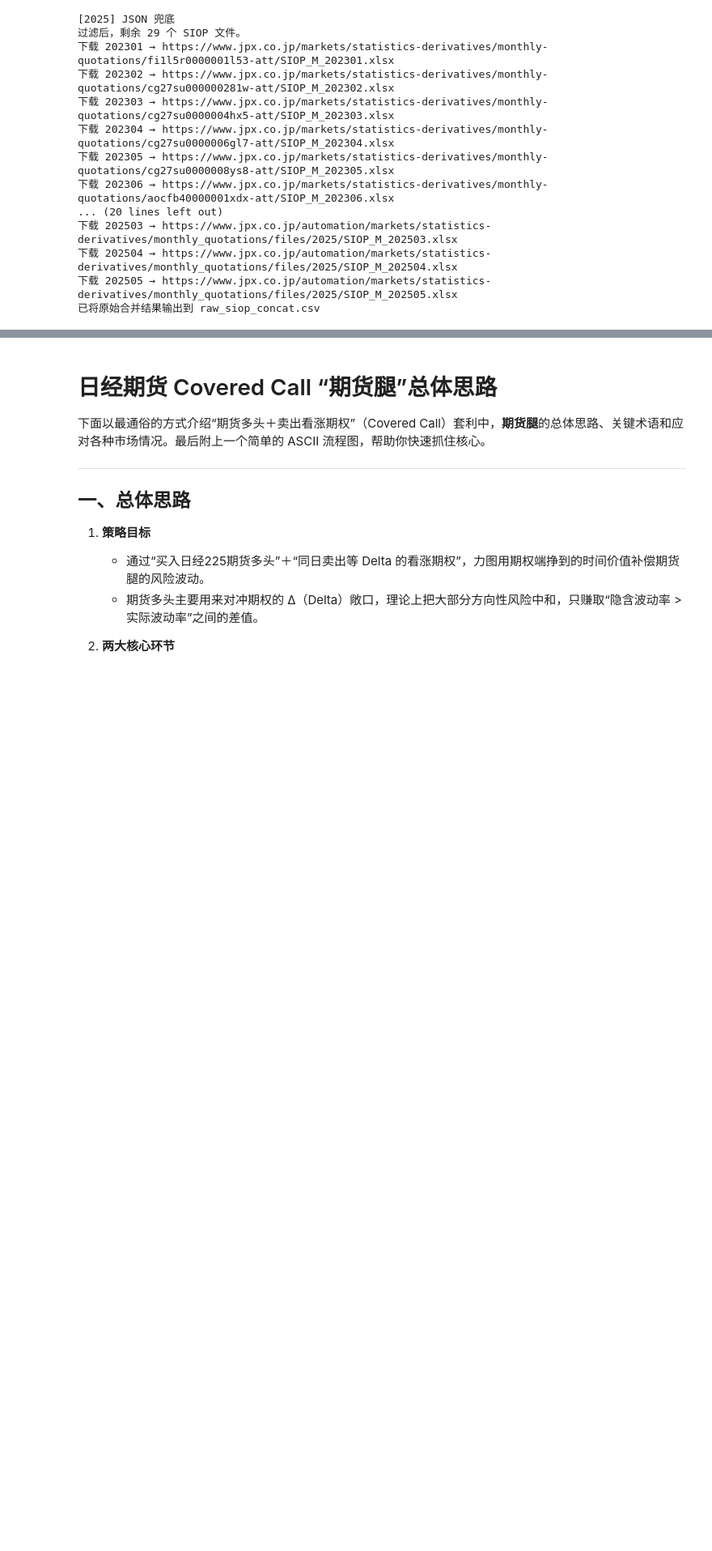
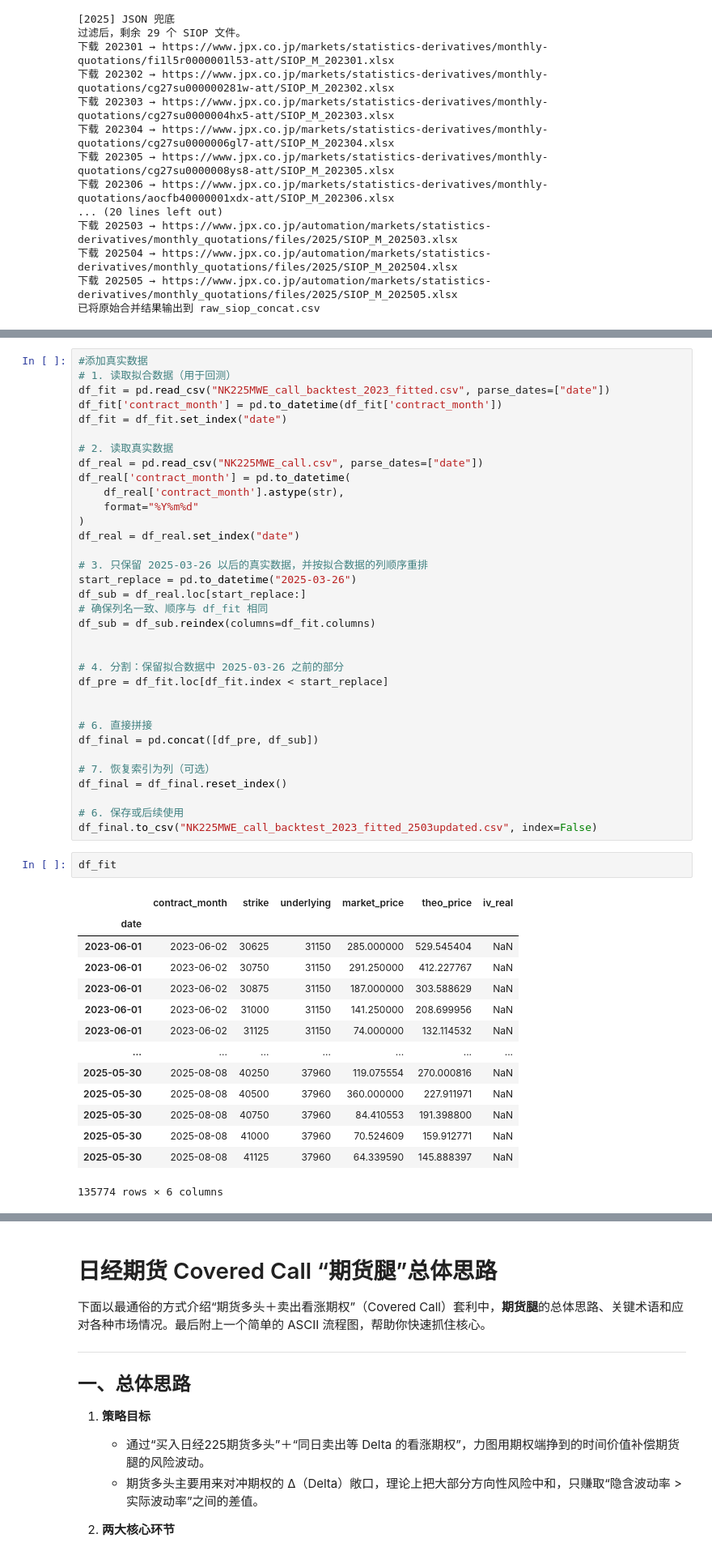
Before and after one commit to tenofovir/stock_analysis_tool, a Jupyter notebook: Quant.ipynb, the cells around one changed output, grey strips where cells are left out. Shown at 81% size. Saved outputs shown, nothing was run; the diff lists cells and outputs as text; blank space fills up the shorter version.

```diff
--- a/Quant.ipynb
+++ b/Quant.ipynb
@@ -426,0 +706,51 @@ for (pname, pcode) in prod_map.items():
+# %%
+#添加真实数据
+# 1. 读取拟合数据（用于回测）
+df_fit = pd.read_csv("NK225MWE_call_backtest_2023_fitted.csv", parse_dates=["date"])
+df_fit['contract_month'] = pd.to_datetime(df_fit['contract_month'])
+df_fit = df_fit.set_index("date")
+
+# 2. 读取真实数据
+df_real = pd.read_csv("NK225MWE_call.csv", parse_dates=["date"])
+df_real['contract_month'] = pd.to_datetime(
+    df_real['contract_month'].astype(str),
+    format="%Y%m%d"
+)
+df_real = df_real.set_index("date")
+
+# 3. 只保留 2025-03-26 以后的真实数据，并按拟合数据的列顺序重排
+start_replace = pd.to_datetime("2025-03-26")
+df_sub = df_real.loc[start_replace:]
+# 确保列名一致、顺序与 df_fit 相同
+df_sub = df_sub.reindex(columns=df_fit.columns)
+
+
+# 4. 分割：保留拟合数据中 2025-03-26 之前的部分
+df_pre = df_fit.loc[df_fit.index < start_replace]
+
+
+# 6. 直接拼接
+df_final = pd.concat([df_pre, df_sub])
+
+# 7. 恢复索引为列（可选）
+df_final = df_final.reset_index()
+
+# 6. 保存或后续使用
+df_final.to_csv("NK225MWE_call_backtest_2023_fitted_2503updated.csv", index=False)
+# %%
+df_fit
+# %% [output]
+|  | contract_month | strike | underlying | market_price | theo_price | iv_real |
+| date |  |  |  |  |  |  |
+| 2023-06-01 | 2023-06-02 | 30625 | 31150 | 285.000000 | 529.545404 | NaN |
+| 2023-06-01 | 2023-06-02 | 30750 | 31150 | 291.250000 | 412.227767 | NaN |
+| 2023-06-01 | 2023-06-02 | 30875 | 31150 | 187.000000 | 303.588629 | NaN |
+| 2023-06-01 | 2023-06-02 | 31000 | 31150 | 141.250000 | 208.699956 | NaN |
+| 2023-06-01 | 2023-06-02 | 31125 | 31150 | 74.000000 | 132.114532 | NaN |
+| ... | ... | ... | ... | ... | ... | ... |
+| 2025-05-30 | 2025-08-08 | 40250 | 37960 | 119.075554 | 270.000816 | NaN |
+| 2025-05-30 | 2025-08-08 | 40500 | 37960 | 360.000000 | 227.911971 | NaN |
+| 2025-05-30 | 2025-08-08 | 40750 | 37960 | 84.410553 | 191.398800 | NaN |
+| 2025-05-30 | 2025-08-08 | 41000 | 37960 | 70.524609 | 159.912771 | NaN |
+| 2025-05-30 | 2025-08-08 | 41125 | 37960 | 64.339590 | 145.888397 | NaN |
+135774 rows × 6 columns
```
Also changed, not shown: parts of 27 cells of this notebook.
